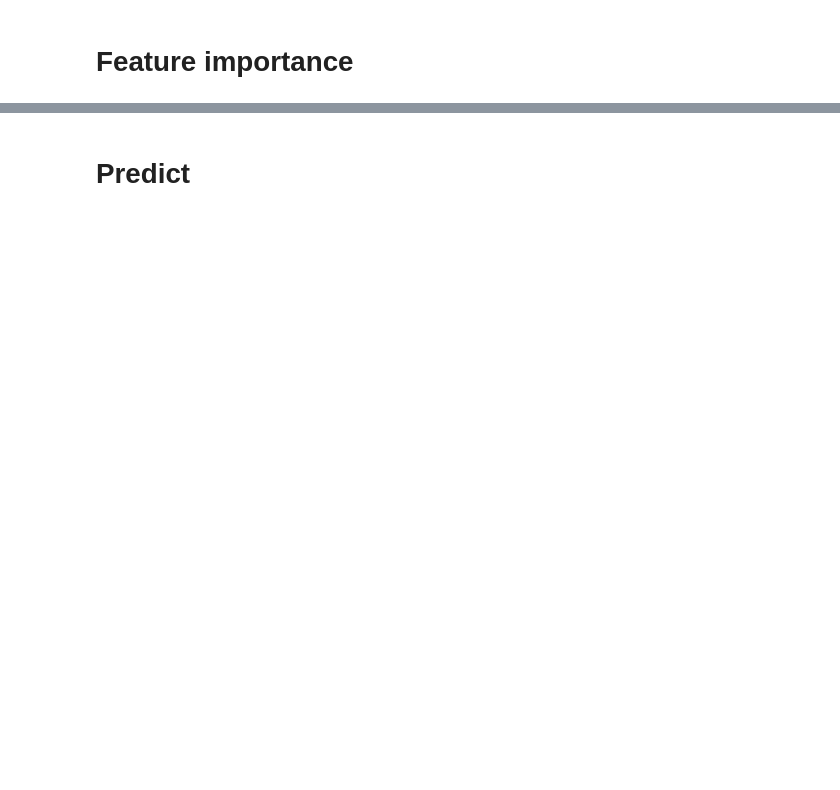
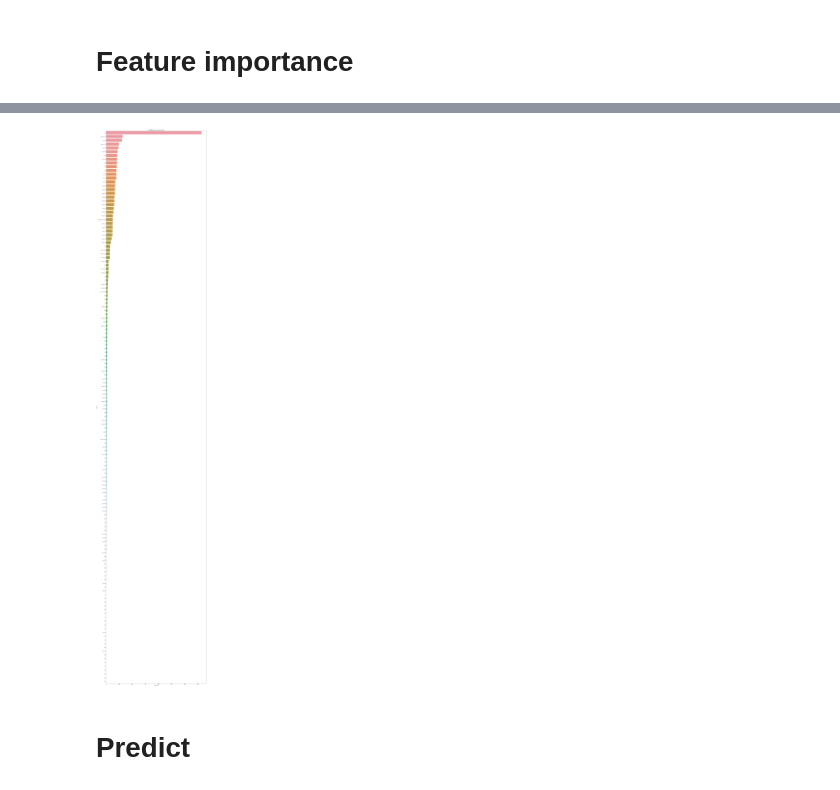
Before and after one commit to AlanConstantine/KDD-Cup-2019-CAMMTR, a Jupyter notebook: Code/Pipline/Pipline.ipynb, the cells around one changed output, grey strips where cells are left out. Saved outputs shown, nothing was run; the diff lists cells and outputs as text; code cells hidden in the pictures; blank space fills up the shorter version.

```diff
--- a/Code/Pipline/Pipline.ipynb
+++ b/Code/Pipline/Pipline.ipynb
@@ -254,5 +255,5 @@ def feature_engineering(df):
 # %%
-data, weekdays, oclock = feature_engineering(data)
+data, weekdays, oclock, plan_features = feature_engineering(data)
 # %% [output]
 mode tfidf...
 week day Done.
@@ -332,0 +293,16 @@ def count_distance(df):
+# %%
+data['o_nearest_dis'] = np.nan
+data['d_nearest_dis'] = np.nan
+
+for co in tqdm(data['o'].unique()):
+    lg, la = co.split(',')
+    min_dis = (abs(subwayinfo['station_longitude']-float(lg)) +
+               abs(subwayinfo['station_latitude']-float(la))).min()
+    data.loc[(data['o'] == co), 'o_nearest_dis'] = min_dis
+
+
+for co in tqdm(data['d'].unique()):
+    lg, la = co.split(',')
+    min_dis = (abs(subwayinfo['station_longitude']-float(lg)) +
+               abs(subwayinfo['station_latitude']-float(la))).min()
+    data.loc[(data['d'] == co), 'd_nearest_dis'] = min_dis
@@ -334,6 +330,6 @@ def count_distance(df):
 profile_feature = ['p' + str(i) for i in range(66)]
 origin_num_feature = ['o_lng', 'o_lat', 'd_lng', 'd_lat',
                       'od_manhattan_distance', 'o_nearest_dis', 'd_nearest_dis'] + profile_feature
-# cate_feature       = ['pid']
-time_feature = weekdays+oclock
-feature = origin_num_feature + plan_features + time_feature
+cate_feature = ['pid']
+time_feature = weekdays + oclock
+feature = origin_num_feature + plan_features + time_feature+cate_feature
@@ -379,2 +405,8 @@ lgb_model.fit(train_x, train_y, eval_set=eval_set, eval_metric=f1_weighted,
 # %% [markdown]
 # Feature importance
+# %%
+imp = pd.DataFrame()
+imp['features'] = feature
+imp['importance'] = lgb_model.feature_importances_
+imp = imp.sort_values('importance', ascending=False)
+imp
@@ -381,15 +432,12 @@ lgb_model.fit(train_x, train_y, eval_set=eval_set, eval_metric=f1_weighted,
 # %%
-imp = pd.DataFrame()
-imp['fea'] = feature
-imp['imp'] = lgb_model.feature_importances_
-imp = imp.sort_values('imp', ascending=False)
-
 plt.figure(figsize=(20, 100))
 sns.barplot(x="importance",
-            y="feature",
+            y="features",
             data=imp)
 plt.title('LightGBM Features (avg over folds)')
 plt.tight_layout()
+# %% [output]
+[figure, added]
 # %% [markdown]
 # Predict
 # %%
```
Also changed, not shown: parts of 21 cells of this notebook.
